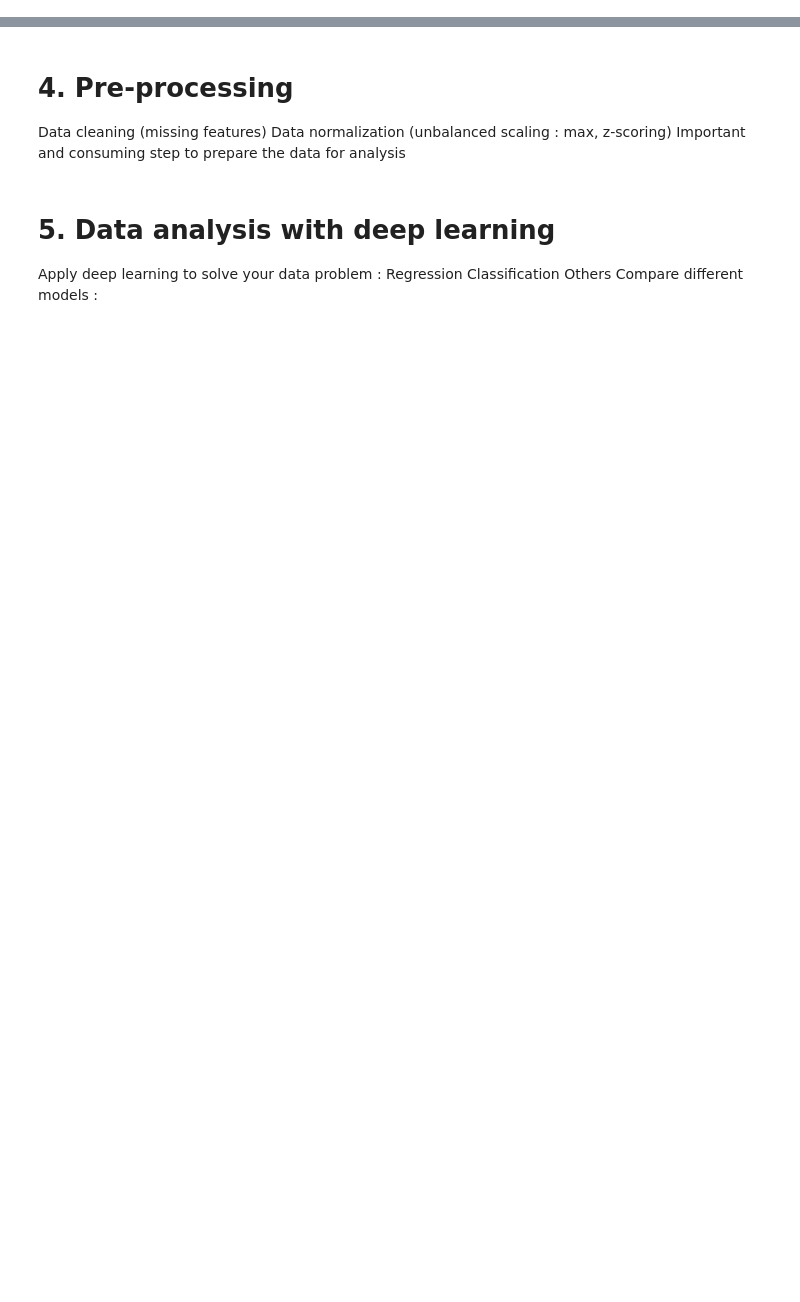
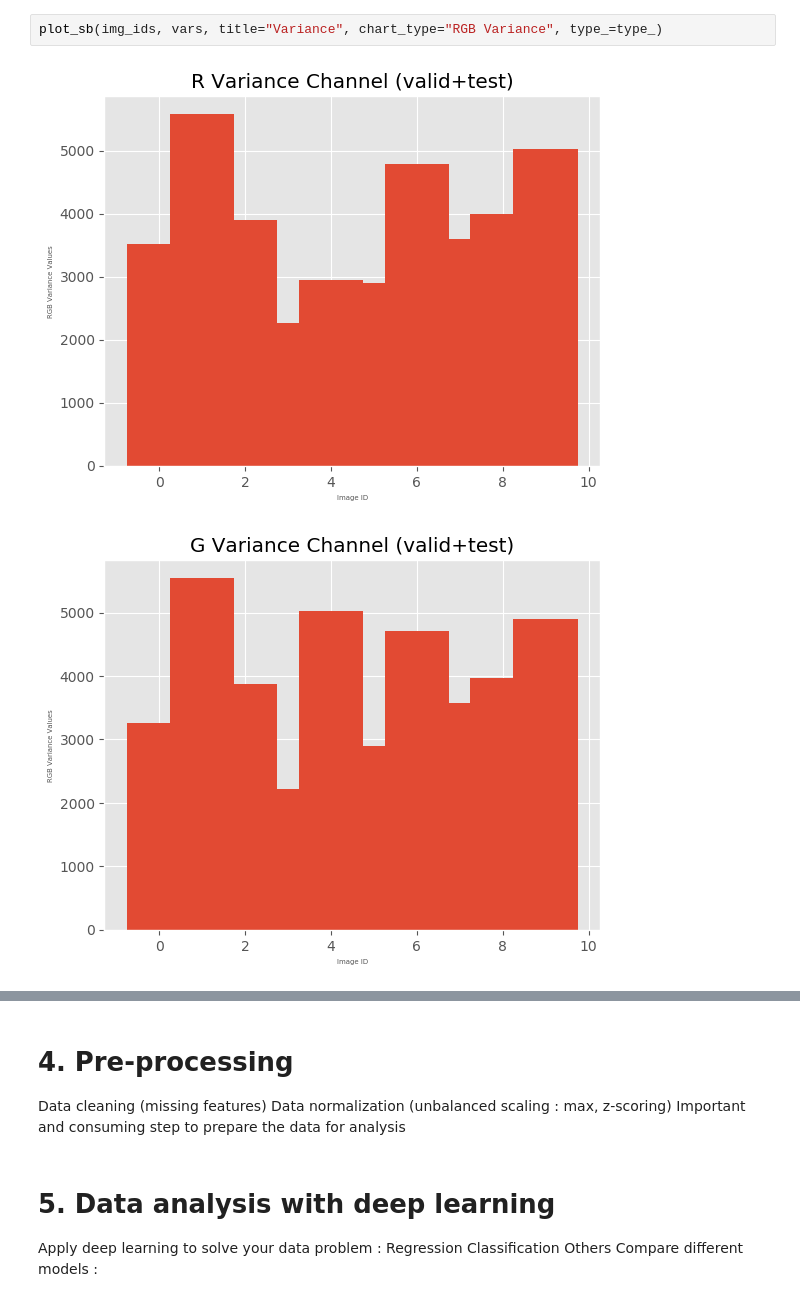
Before and after one commit to Lukeeeeee/CE7454-Project-Fall2018-NTU, a Jupyter notebook: report/report.ipynb, the cells around one changed output, grey strips where cells are left out. Saved outputs shown, nothing was run; the diff lists cells and outputs as text; blank space fills up the shorter version.

```diff
--- a/report/report.ipynb
+++ b/report/report.ipynb
@@ -24,0 +195,5 @@ An interesting part of their innovation is a custom rotating photo studio that a
+# %%
+plot_sb(img_ids, vars, title="Variance", chart_type="RGB Variance", type_=type_)
+# %% [output]
+[figure, added]
+[figure, added]
```
Also changed, not shown: parts of 23 cells of this notebook, 1 other file.
